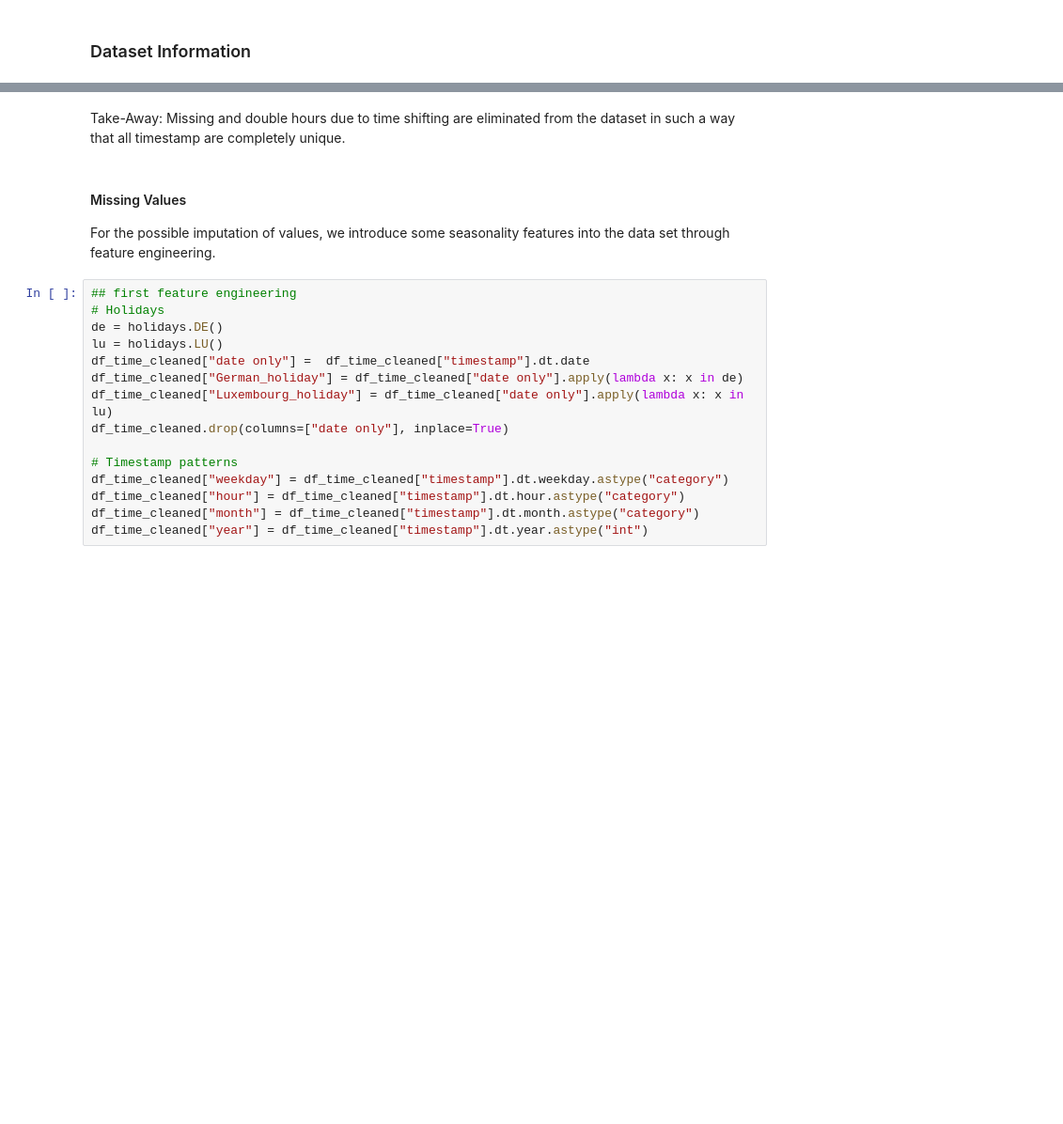
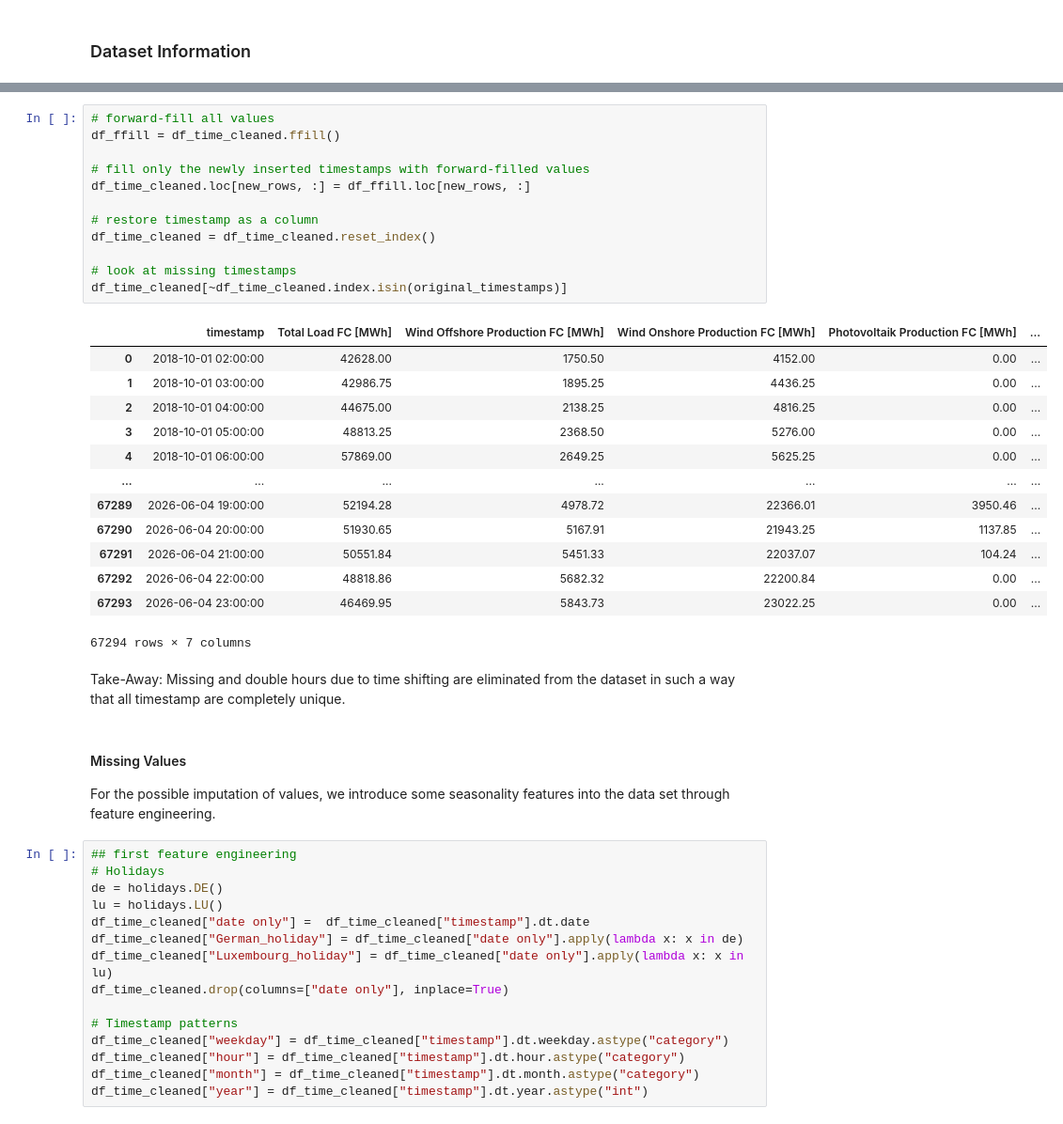
Before and after one commit to TimSchmale/dai-mission-group-T, a Jupyter notebook: notebook.ipynb, the cells around one changed output, grey strips where cells are left out. Shown at 94% size. Saved outputs shown, nothing was run; the diff lists cells and outputs as text; blank space fills up the shorter version.

```diff
--- a/notebook.ipynb
+++ b/notebook.ipynb
@@ -253,5 +306,31 @@ df_time_cleaned = df_time_cleaned.reset_index()
-# %% [markdown]
-Take-Away: Missing and double hours due to time shifting are eliminated from the dataset in such a way that all timestamp are completely unique.
+# %%
+# forward-fill all values
+df_ffill = df_time_cleaned.ffill()
+
+# fill only the newly inserted timestamps with forward-filled values
+df_time_cleaned.loc[new_rows, :] = df_ffill.loc[new_rows, :]
+
+# restore timestamp as a column
+df_time_cleaned = df_time_cleaned.reset_index()
+
+# look at missing timestamps
+df_time_cleaned[~df_time_cleaned.index.isin(original_timestamps)]
+# %% [output]
+|  | timestamp | Total Load FC [MWh] | Wind Offshore Production FC [MWh] | Wind Onshore Production FC [MWh] | Photovoltaik Production FC [MWh] | ... |
+| 0 | 2018-10-01 02:00:00 | 42628.00 | 1750.50 | 4152.00 | 0.00 | ... |
+| 1 | 2018-10-01 03:00:00 | 42986.75 | 1895.25 | 4436.25 | 0.00 | ... |
+| 2 | 2018-10-01 04:00:00 | 44675.00 | 2138.25 | 4816.25 | 0.00 | ... |
+| 3 | 2018-10-01 05:00:00 | 48813.25 | 2368.50 | 5276.00 | 0.00 | ... |
+| 4 | 2018-10-01 06:00:00 | 57869.00 | 2649.25 | 5625.25 | 0.00 | ... |
+| ... | ... | ... | ... | ... | ... | ... |
+| 67289 | 2026-06-04 19:00:00 | 52194.28 | 4978.72 | 22366.01 | 3950.46 | ... |
+| 67290 | 2026-06-04 20:00:00 | 51930.65 | 5167.91 | 21943.25 | 1137.85 | ... |
+| 67291 | 2026-06-04 21:00:00 | 50551.84 | 5451.33 | 22037.07 | 104.24 | ... |
+| 67292 | 2026-06-04 22:00:00 | 48818.86 | 5682.32 | 22200.84 | 0.00 | ... |
+| 67293 | 2026-06-04 23:00:00 | 46469.95 | 5843.73 | 23022.25 | 0.00 | ... |
+67294 rows × 7 columns
+# %% [markdown]
+Take-Away: Missing and double hours due to time shifting are eliminated from the dataset in such a way that all timestamp are completely unique.
 # %% [markdown]
 #### Missing Values
 
```
Also changed, not shown: parts of 16 cells of this notebook, 7 other files.
